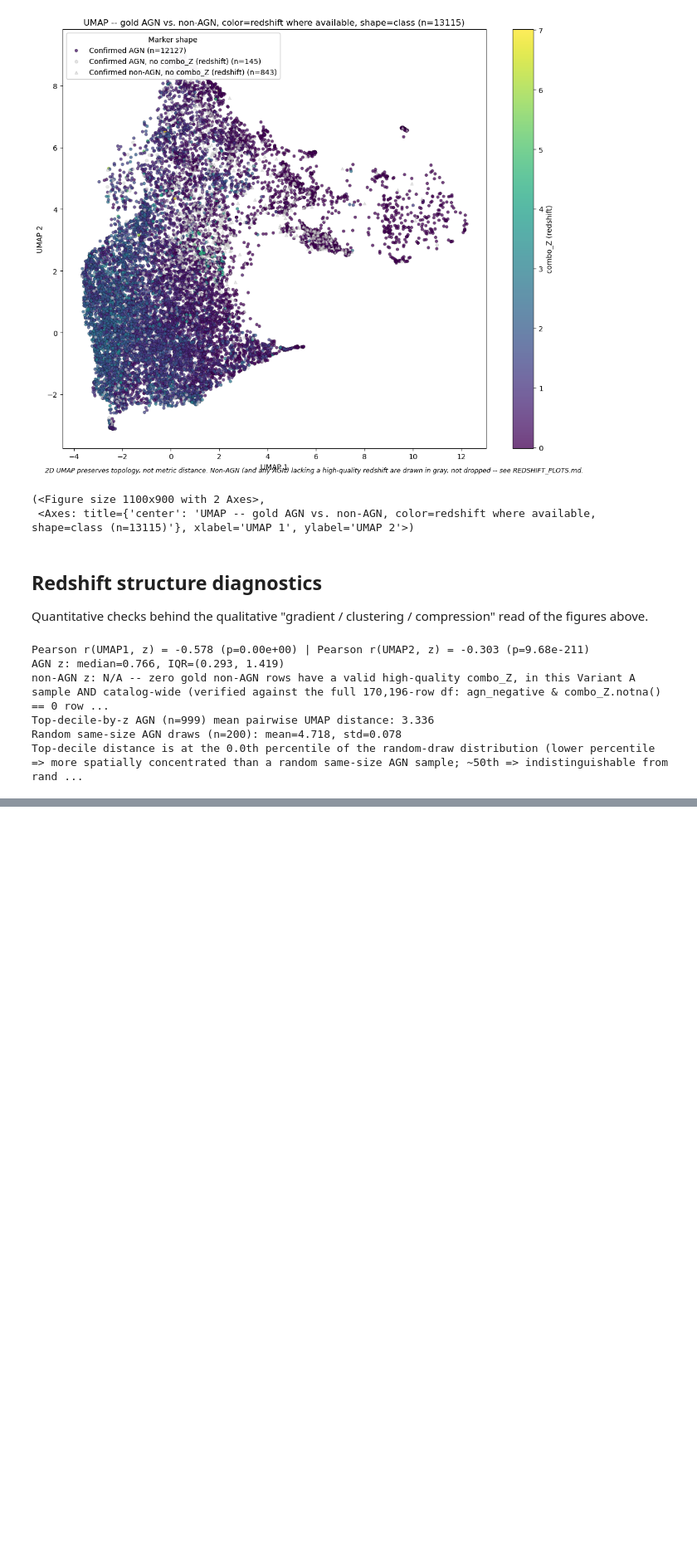
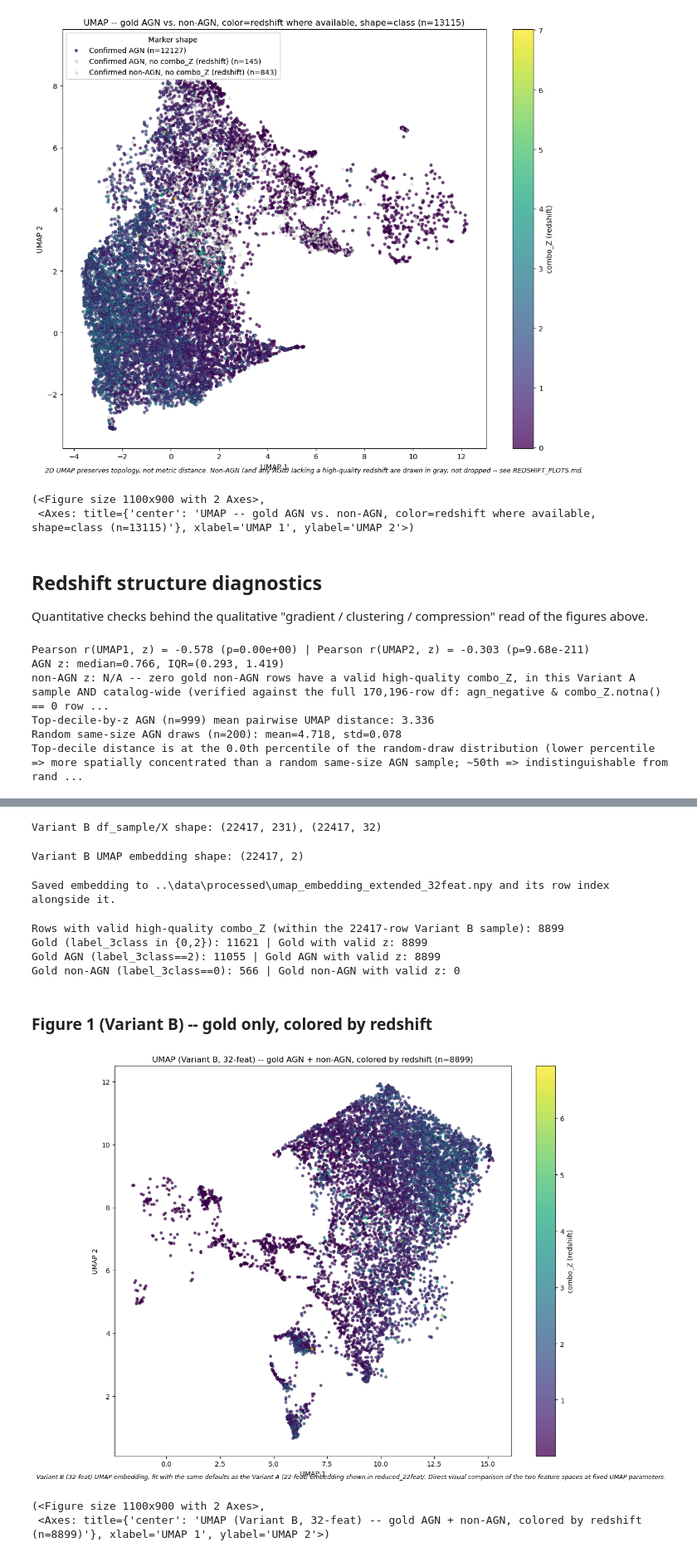
Before and after one commit to karsssss/astro-csc-agn-classification, a Jupyter notebook: notebooks/redshift_plots.ipynb, the cells around one changed output, grey strips where cells are left out. Shown at 83% size. Cells and saved outputs as stored; diff of their text form; code cells hidden in the pictures; blank space fills up the shorter version.

Commit message:
Add Variant B (32-feat) redshift plots; UMAP1 redshift correlation weaker than Variant A

```diff
--- a/notebooks/redshift_plots.ipynb
+++ b/notebooks/redshift_plots.ipynb
@@ -194,0 +199,57 @@ Top-decile distance is at the 0.0th percentile of the random-draw distribution (
+# %%
+from src.conversions import build_feature_matrix_with_fluxes_and_variability
+
+df_sample_B, X_B = build_feature_matrix_with_fluxes_and_variability(df)
+print(f"Variant B df_sample/X shape: {df_sample_B.shape}, {X_B.shape}")
+
+scaler_B = StandardScaler()
+X_B_scaled = scaler_B.fit_transform(X_B)
+embedding_B = fit_umap(X_B_scaled)
+print("Variant B UMAP embedding shape:", embedding_B.shape)
+# %% [output]
+Variant B df_sample/X shape: (22417, 231), (22417, 32)
+Variant B UMAP embedding shape: (22417, 2)
+# %%
+# Persist alongside the Variant A embedding, same naming convention.
+np.save(PROCESSED_DIR / "umap_embedding_extended_32feat.npy", embedding_B)
+np.save(PROCESSED_DIR / "umap_embedding_extended_32feat_index.npy", df_sample_B.index.to_numpy())
+print(f"Saved embedding to {PROCESSED_DIR / 'umap_embedding_extended_32feat.npy'} and its row index alongside it.")
+# %% [output]
+Saved embedding to ..\data\processed\umap_embedding_extended_32feat.npy and its row index alongside it.
+# %%
+combo_z_B = pd.to_numeric(df_sample_B["combo_Z"], errors="coerce")
+has_z_B = (combo_z_B > 0) & preprocessing.to_bool_safe(df_sample_B["high_quality_z"])
+print(f"Rows with valid high-quality combo_Z (within the {len(df_sample_B)}-row Variant B sample): {has_z_B.sum()}")
+
+label_3class_B = df_sample_B["label_3class"]
+gold_mask_B = label_3class_B.isin([0, 2])
+agn_mask_B = label_3class_B == 2
+nonagn_mask_B = label_3class_B == 0
+
+gold_z_mask_B = (gold_mask_B & has_z_B).to_numpy()
+agn_z_mask_B = (agn_mask_B & has_z_B).to_numpy()
+
+print(f"Gold (label_3class in {{0,2}}): {gold_mask_B.sum()} | Gold with valid z: {gold_z_mask_B.sum()}")
+print(f"Gold AGN (label_3class==2): {agn_mask_B.sum()} | Gold AGN with valid z: {agn_z_mask_B.sum()}")
+print(f"Gold non-AGN (label_3class==0): {nonagn_mask_B.sum()} | Gold non-AGN with valid z: {(nonagn_mask_B & has_z_B).sum()}")
+# %% [output]
+Rows with valid high-quality combo_Z (within the 22417-row Variant B sample): 8899
+Gold (label_3class in {0,2}): 11621 | Gold with valid z: 8899
+Gold AGN (label_3class==2): 11055 | Gold AGN with valid z: 8899
+Gold non-AGN (label_3class==0): 566 | Gold non-AGN with valid z: 0
+# %% [markdown]
+### Figure 1 (Variant B) -- gold only, colored by redshift
+# %%
+plot_embedding_by_value(
+    embedding_B, combo_z_B.to_numpy(), gold_z_mask_B,
+    value_label="combo_Z (redshift)",
+    title="UMAP (Variant B, 32-feat) -- gold AGN + non-AGN, colored by redshift",
+    caption="Variant B (32-feat) UMAP embedding, fit with the same defaults as the Variant A (22-feat) "
+            "embedding shown in reduced_22feat/. Direct visual comparison of the two feature spaces at "
+            "fixed UMAP parameters.",
+    save_path=RESULTS_DIR / "figures" / "extended_32feat" / "umap_redshift_gold_only.png",
+)
+# %% [output]
+[figure, added]
+(<Figure size 1100x900 with 2 Axes>,
+ <Axes: title={'center': 'UMAP (Variant B, 32-feat) -- gold AGN + non-AGN, colored by redshift (n=8899)'}, xlabel='UMAP 1', ylabel='UMAP 2'>)
```
Also changed, not shown: parts of 5 cells of this notebook, 6 other files.
